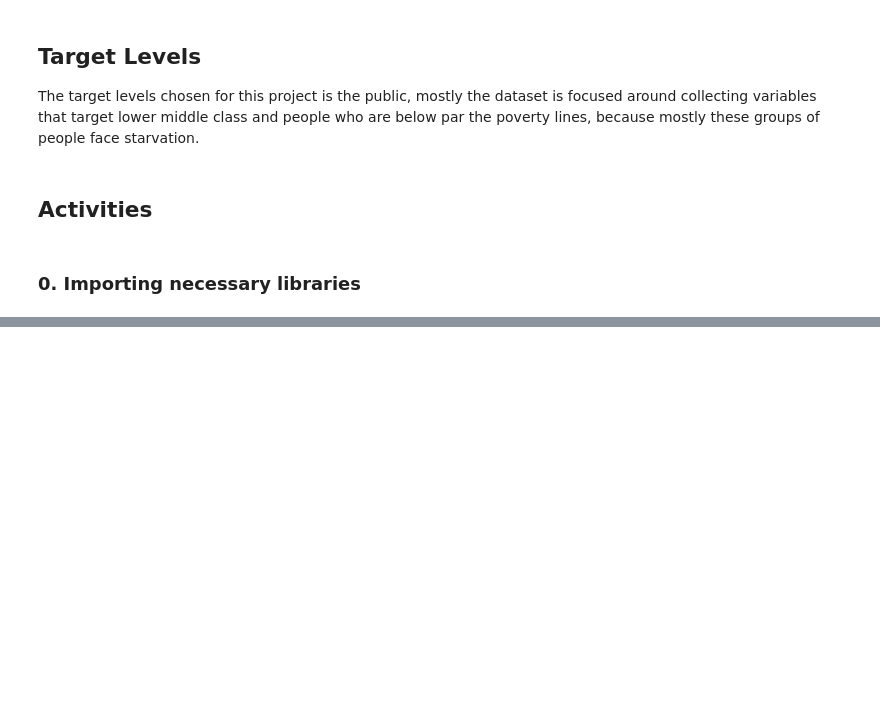
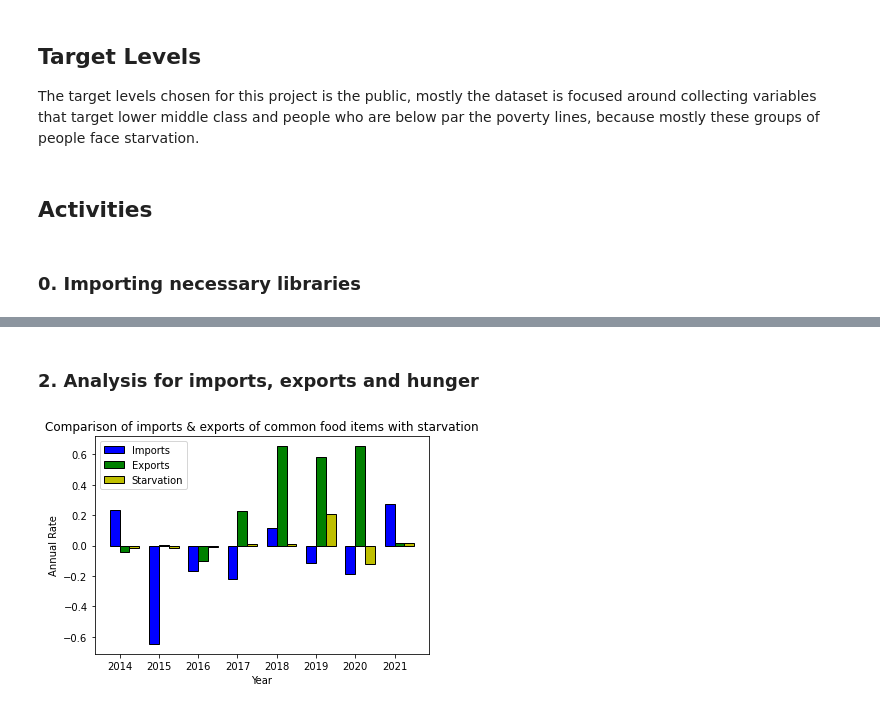
Before and after one commit to eqan/Starvation-Period-Analysis-And-Forecast, a Jupyter notebook: Project.ipynb, the cells around one changed output, grey strips where cells are left out. Drawn from its saved outputs; the diff is of its cells as text; code cells hidden in the pictures; blank space fills up the shorter version.

Commit message:
Adding more analysis

```diff
--- a/Project.ipynb
+++ b/Project.ipynb
@@ -57,0 +65,25 @@ plt.show()
+# %% [markdown]
+### 2. Analysis for imports, exports and hunger
+# %%
+plt.bar(r, (data["Wheat Imports Growth Rate"] + data["Barley Imports Growth Rate"] + data["Meat Imports Growth Rate"] + data["Rice Imports Growth Rate"] )/4, color = 'b',
+        width = width, edgecolor = 'black',
+        label='Imports')
+
+plt.bar(r+width, (data["Wheat Exports Growth Rate"] + data["Barley Exports Growth Rate"] + data["Meat Exports Growth Rate"] + data["Rice Exports Growth Rate"] )/4, color = 'g',
+        width = width, edgecolor = 'black',
+        label='Exports')
+
+plt.bar(r+width*2, data["Hunger Annual Change"], color = 'y',
+        width = width, edgecolor = 'black',
+        label='Starvation')
+
+
+plt.xlabel("Year")
+plt.ylabel("Annual Rate")
+plt.xticks(r + width/2, data["Year"])
+plt.title("Comparison of imports & exports of common food items with starvation")
+plt.legend()
+
+plt.draw()
+# %% [output]
+[figure, added]
```
Also changed, not shown: parts of 7 cells of this notebook, 2 other files.
